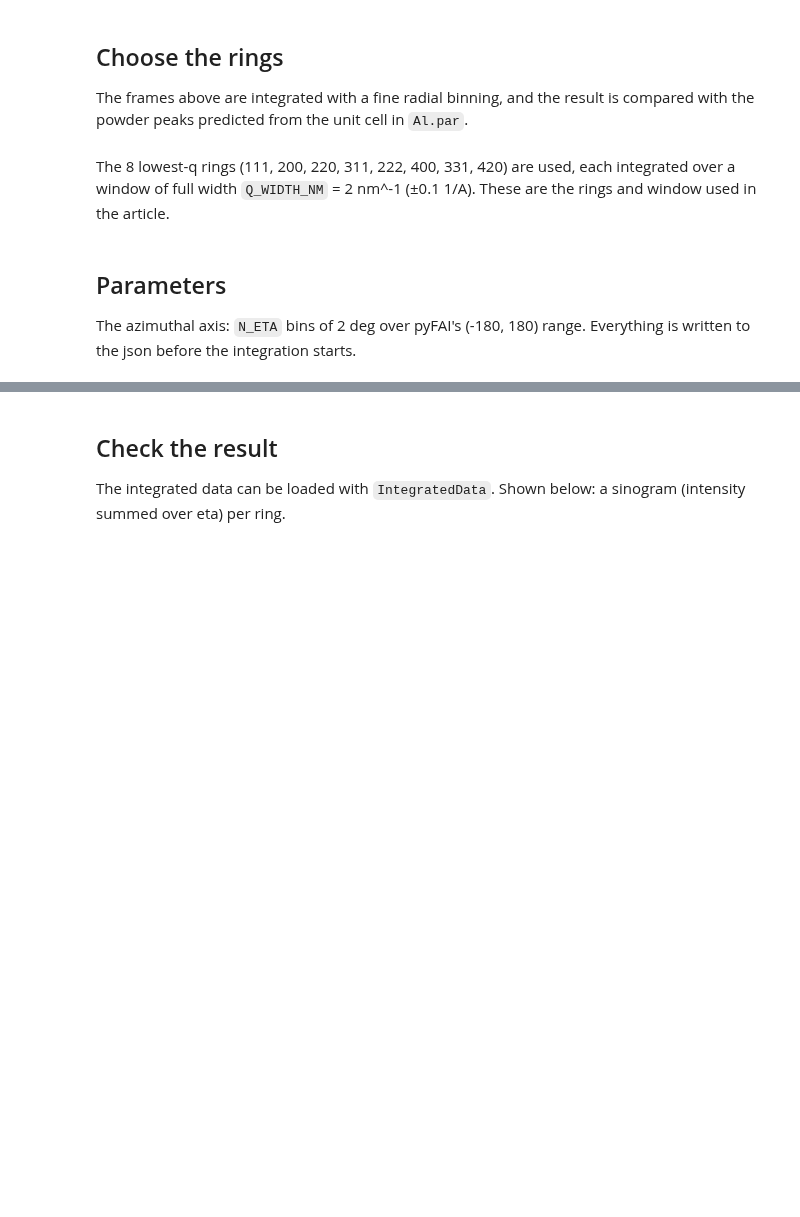
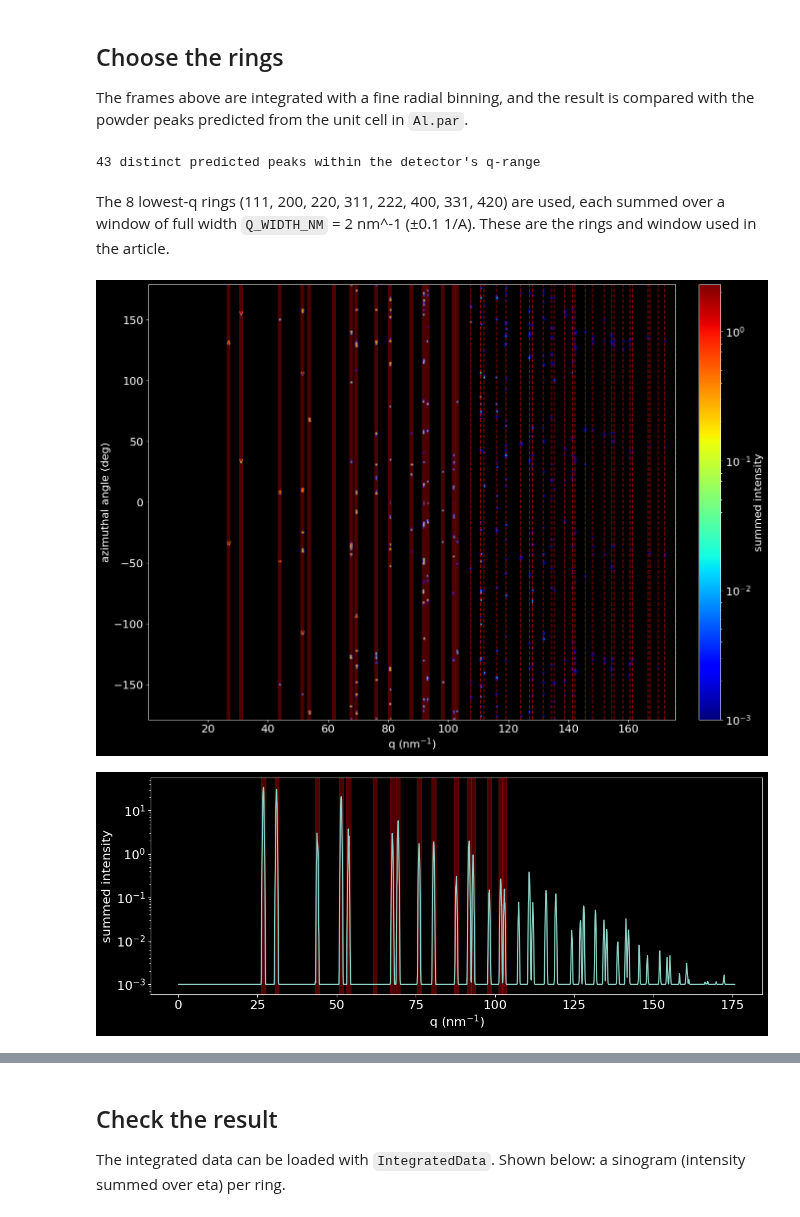
Before and after one commit to msaca-okse/adaptive_basis_simulation, a Jupyter notebook: integration/domains_mosaicity_1p0deg/01_inspect_integrate.ipynb, the cells around one changed output, grey strips where cells are left out. Saved outputs shown, nothing was run; the diff lists cells and outputs as text; code cells hidden in the pictures; blank space fills up the shorter version.

```diff
--- a/integration/domains_mosaicity_1p0deg/01_inspect_integrate.ipynb
+++ b/integration/domains_mosaicity_1p0deg/01_inspect_integrate.ipynb
@@ -90,7 +94,8 @@ with SimulatedDataset(SAMPLE) as ds:
         for target in target_omega_deg:
             i_omega = int(np.argmin(np.abs(omega - target)))
             res = ai.integrate2d(ds.frame(i_trans, i_omega), npt_rad=npt_rad, npt_azim=npt_azim,
-                                 unit="q_nm^-1", mask=mask, method=("no", "csr", "opencl"))
+                                 unit="q_nm^-1", mask=mask, method=("no", "csr", "opencl"),
+                                 polarization_factor=POLARIZATION_FACTOR)
             if I_sum is None:
                 I_sum = np.zeros_like(res.intensity)
                 q, chi = res.radial, res.azimuthal
@@ -107,40 +112,42 @@ mat = Material.from_lattice_parameters(
 )
 q_peaks_nm = np.unique(np.round(2 * np.pi / mat.reflections["d_spacing"] * 10, 8))
 print(f"{len(q_peaks_nm)} distinct predicted peaks within the detector's q-range")
+# %% [output]
+43 distinct predicted peaks within the detector's q-range
 # %% [markdown]
 The 8 lowest-q rings (111, 200, 220, 311, 222, 400, 331, 420) are used,
-each integrated over a window of full width `Q_WIDTH_NM` = 2 nm^-1 (±0.1 1/A).
+each summed over a window of full width `Q_WIDTH_NM` = 2 nm^-1 (±0.1 1/A).
 These are the rings and window used in the article.
 # %%
-Q_WIDTH_NM = 2.0  # full width of the window around each ring, nm^-1
-N_RINGS = 8
+Q_WIDTH_NM = 1.3  # full width of the window around each ring, nm^-1
+N_RINGS = 16
 
 selected_peaks = q_peaks_nm[:N_RINGS]
 excluded_peaks = q_peaks_nm[N_RINGS:]
 
 fig, ax = plt.subplots(1, 1, figsize=(14, 10))
 vmin = max(I_sum[I_sum > 0].min(), 1e-3)
 im = ax.imshow(I_sum, extent=[q.min(), q.max(), chi.min(), chi.max()], origin="lower", aspect="auto",
                vmin=vmin, vmax=np.percentile(I_sum, 99.99), norm="log", cmap="jet")
 for peak in selected_peaks:
     ax.add_patch(Rectangle((peak - Q_WIDTH_NM / 2, chi.min()), Q_WIDTH_NM, chi.max() - chi.min(),
                            facecolor="red", alpha=0.3, edgecolor=None))
 for peak in excluded_peaks:
     ax.vlines(peak, chi.min(), chi.max(), color="red", linewidth=1.5, linestyle="--", alpha=0.55)
 ax.set_xlabel(r"q (nm$^{-1}$)")
 ax.set_ylabel("azimuthal angle (deg)")
 fig.colorbar(im, ax=ax, fraction=0.052, pad=0.04, label="summed intensity")
 plt.tight_layout()
 plt.show()
 
 profile = I_sum.sum(axis=0)
 fig, ax = plt.subplots(1, 1, figsize=(14, 5))
 ax.semilogy(q, profile + 1e-3)
 for peak in selected_peaks:
     ax.axvspan(peak - Q_WIDTH_NM / 2, peak + Q_WIDTH_NM / 2, color="red", alpha=0.3)
 ax.set_xlabel(r"q (nm$^{-1}$)")
 ax.set_ylabel("summed intensity")
 plt.show()
+# %% [output]
+[figure, added]
+[figure, added]
-# %% [markdown]
-## Parameters
-The azimuthal axis: `N_ETA` bins of 2 deg over pyFAI's (-180, 180) range. Everything is written to the json before the integration starts.
```
Also changed, not shown: parts of 10 cells of this notebook, 19 other files.
